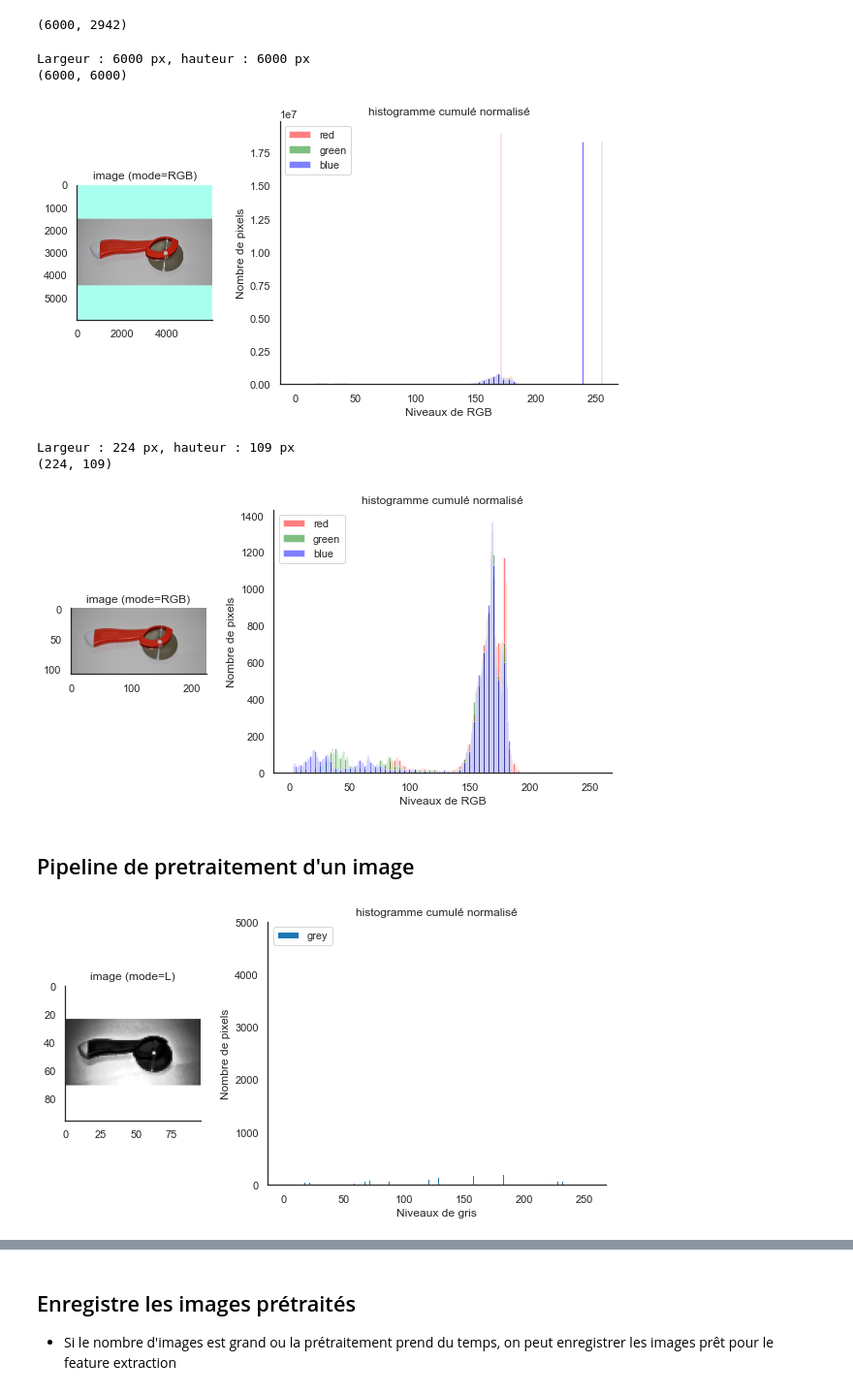
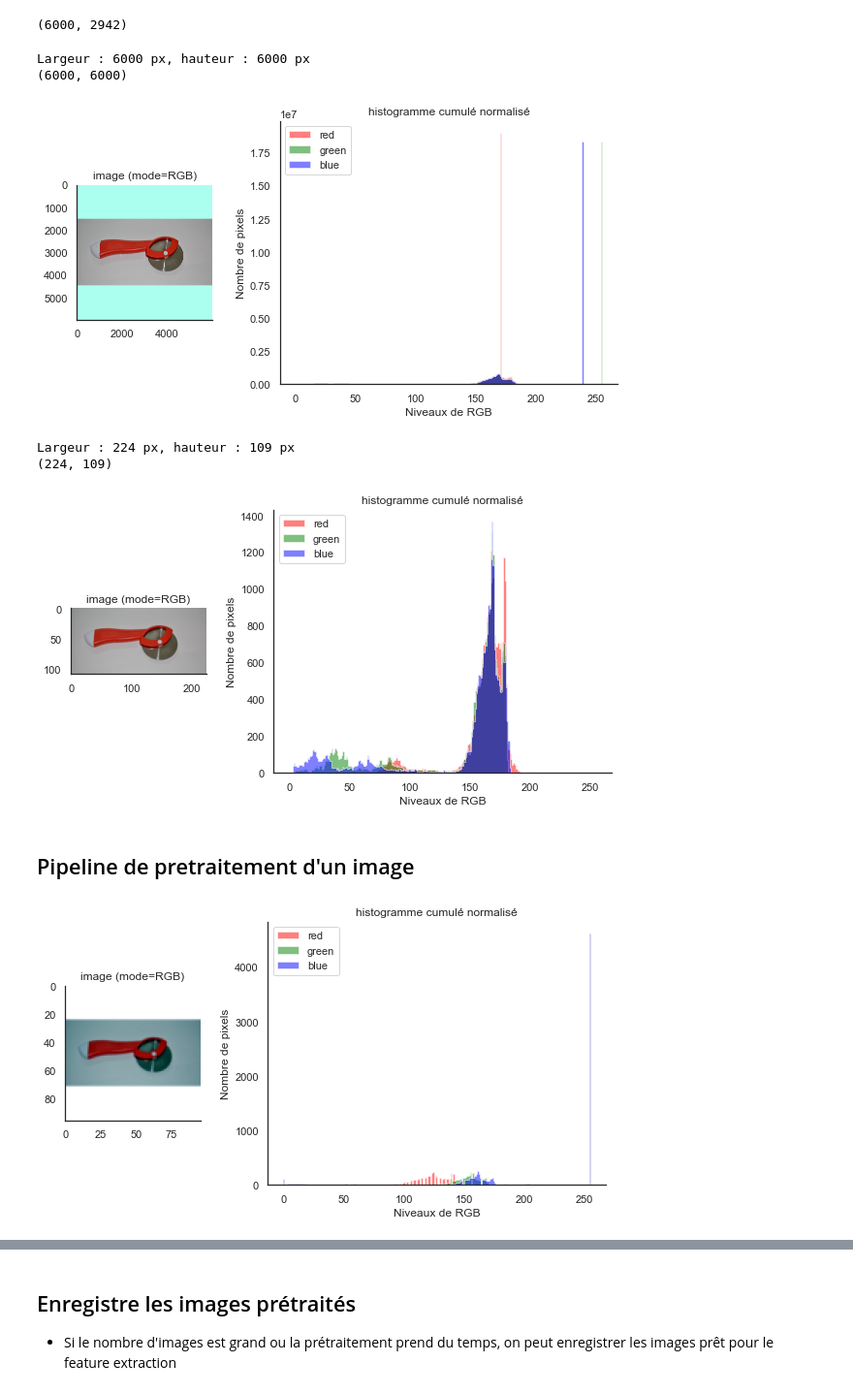
Before and after one commit to mrcreasey/oc-ds-p6-nlp-computer-vision, a Jupyter notebook: P6_02_image_classification.ipynb, the cells around one changed output, grey strips where cells are left out. Shown at 97% size. Drawn from its saved outputs; the diff is of its cells as text; code cells hidden in the pictures.

Commit message:
improve image histograms

```diff
--- a/P6_02_image_classification.ipynb
+++ b/P6_02_image_classification.ipynb
@@ -473,5 +483,5 @@ preview_image(img=IMG)
 # %%
-def plot_image_histogram(img, cumul_=False):
+def plot_image_histogram(img, cumul_=False, density_=False,histtype_='stepfilled'):
     if type(img) == np.ndarray:
         img_ = img
         img = Image.fromarray(img)
@@ -489,14 +499,15 @@ def plot_image_histogram(img, cumul_=False):
     # Pour avoir l'histogramme cumulé : argument cumulative=True
     ax = plt.subplot(gs[:, 1:])
     if len(img_.shape) == 3:
-        for i, colour in enumerate(['red', 'green', 'blue']):
-            plt.hist(img_[:, :, i].flatten(), bins=range(256), cumulative=cumul_,
-                     color=colour, alpha=0.5, label=colour)
+        for channel_id, color in enumerate(['red', 'green', 'blue']):
+            plt.hist(img_[:, :, channel_id].flatten(), bins=range(256), cumulative=cumul_,
+                     color=color, alpha=0.5, label=color,density=density_, histtype=histtype_)
         plt.legend(loc='upper left')
     else:
         # n, bins, patches =
-        plt.hist(img_.flatten(), bins=range(256),
-                 cumulative=cumul_, label='grey')
+        color = 'gray'
+        plt.hist(img_.flatten(), bins=range(256), cumulative=cumul_,
+            color=color, alpha=0.5, label=color,density=density_, histtype=histtype_)
         plt.legend(loc='upper left')
 
     xlabel = 'RGB' if img.mode == 'RGB' else 'gris'
@@ -512,5 +523,7 @@ def plot_image_histogram(img, cumul_=False):
     plt.subplots_adjust(wspace=0.5)
 
 
-plot_image_histogram(IMG)
+# plot_image_histogram(IMG)
+# plot_image_histogram(IMG,histtype_='step')
+plot_image_histogram(IMG,histtype_='stepfilled')
 # %% [output]
@@ -666,7 +679,7 @@ plot_image_histogram(sqr_img)
 # %% [output]
 Largeur : 6000 px, hauteur : 6000 px
 (6000, 6000)
-[figure, old version]
+[figure, new version]
 # %%
 from PIL.Image import BICUBIC, BILINEAR, LANCZOS
 
@@ -688,45 +701,47 @@ plot_image_histogram(res_img)
 # %% [output]
 Largeur : 224 px, hauteur : 109 px
 (224, 109)
-[figure, old version]
+[figure, new version]
 # %% [markdown]
 ## Pipeline de pretraitement d'un image
 # %%
 preprocess_params={
     'resize':{'sq_size':96},
-     'gray':True,
+     'gray':False,
      'squarify':True,
-     'equalize':True,
+     'equalize':False,
      'contrast':True,
      'filter_gauss':False,
-     'filter_median':False
+    #  'filter_median':{'size':1},
 }
 
 
 def preprocess_img(img, params=preprocess_params):
     if type(img) == np.ndarray:
         img = Image.fromarray(img)
     if params.get('gray'):
         img=img_to_gray(img)
-    if params.get('resize'):
-        img = img_resize(img, sq_size=params.get('resize').get('sq_size'))
     if params.get('squarify'):
         img = img_squarify(img)
-    if params.get('filter_gauss'):
-        img = img_gaussian_blur(img)
-    if params.get('filter_median'):
-        img = img_median_blur(img)
+    if params.get('resize'):
+        img = img_resize(img, sq_size=params.get('resize').get('sq_size',24))
     if params.get('equalize'):
         img = img_equalize(img)
     if params.get('contrast'):
         img=img_contrast(img)
+    if params.get('filter_gauss'):
+        img = img_gaussian_blur(img)
+    if params.get('filter_median'):
+        img = img_median_blur(img, size=params.get('filter_median').get('size',1))
+
+
 
     return img
 
 proc_img = preprocess_img(IMG)
 plot_image_histogram(proc_img)
 # %% [output]
-[figure, old version]
+[figure, new version]
 # %%
 preview_images_by_category(
     df_data, preprocess_fct=preprocess_img, preprocess_params=preprocess_params)
```
Also changed, not shown: parts of 13 cells of this notebook.
